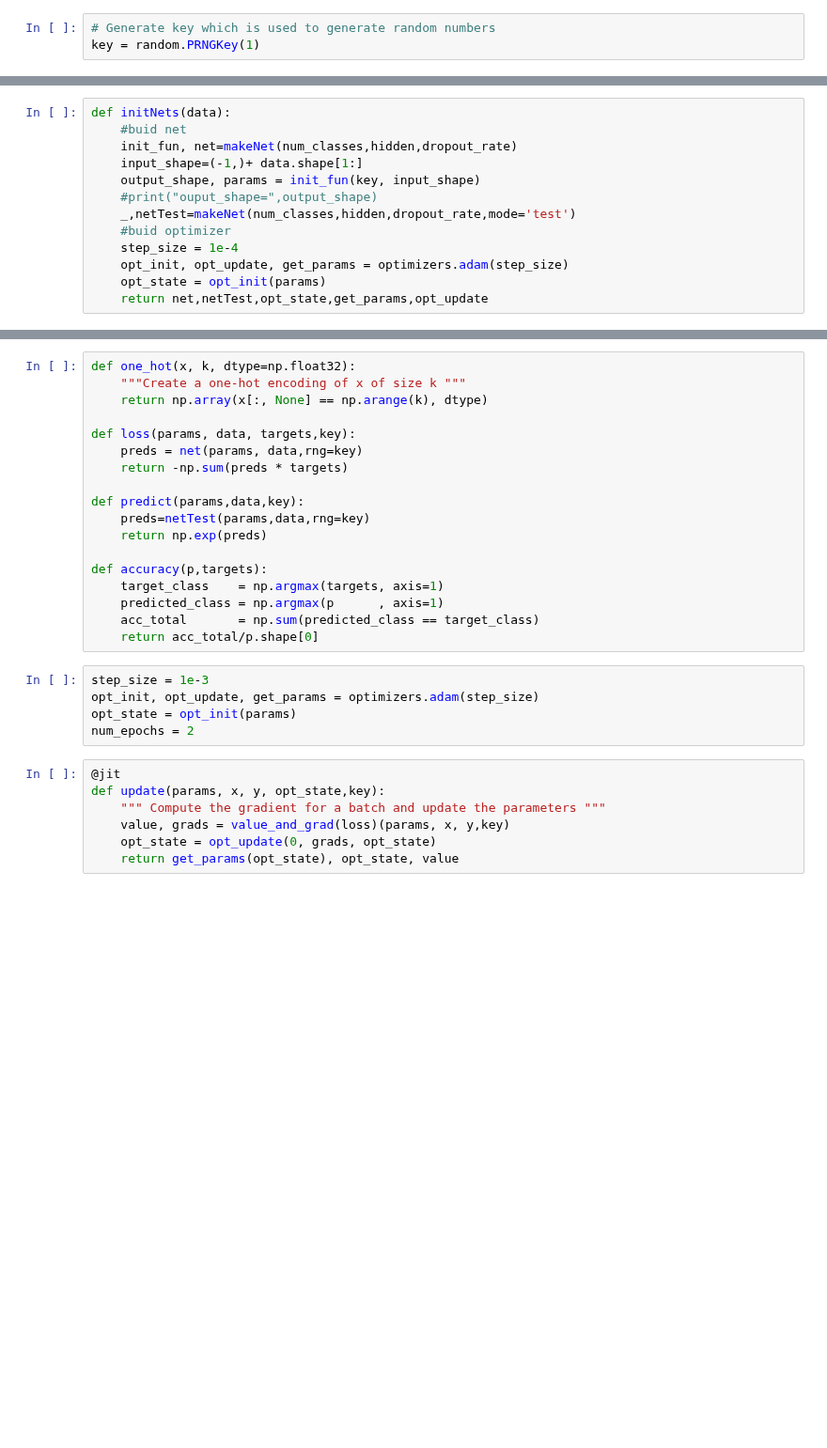
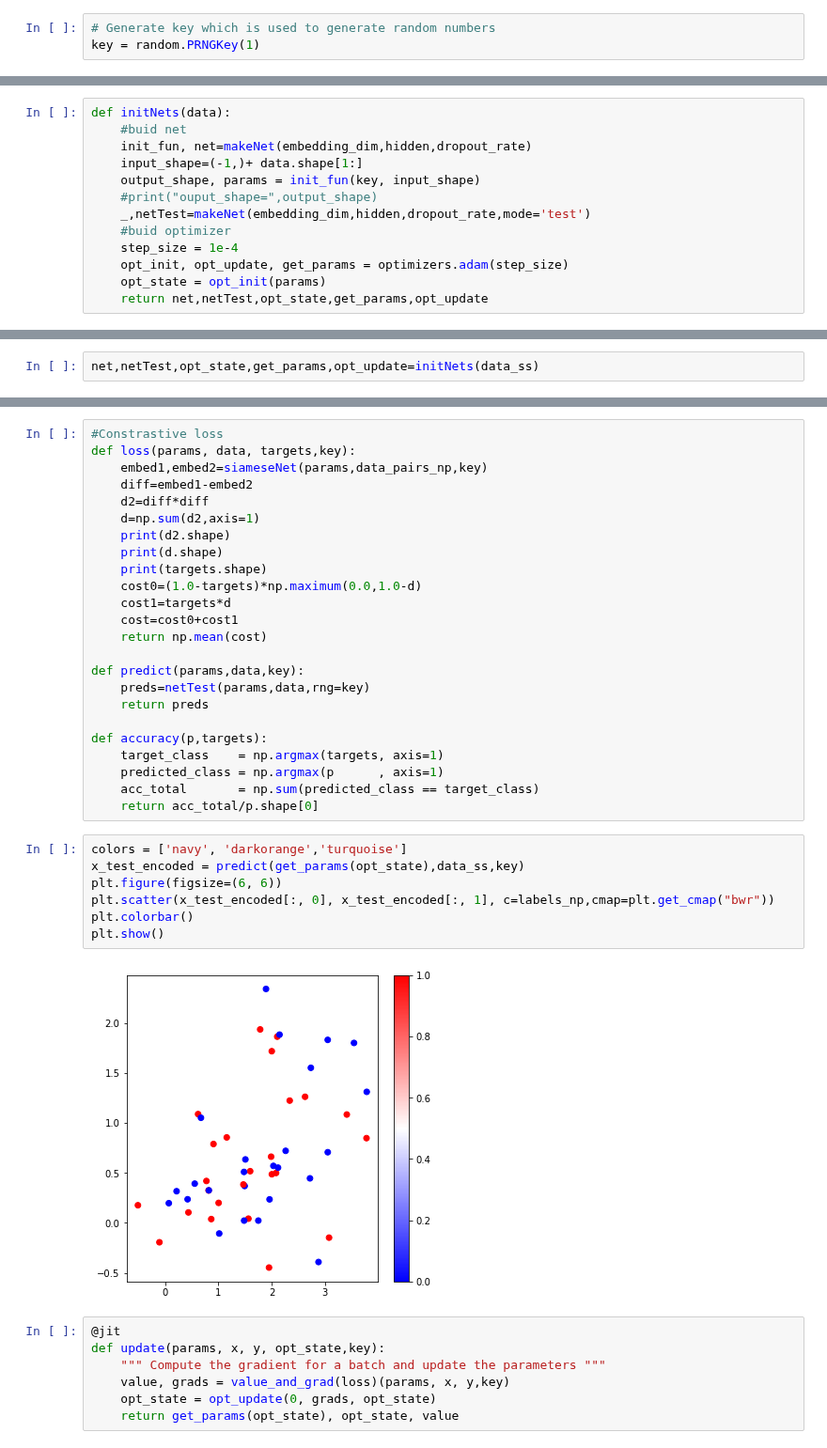
Before and after one commit to franciscodominguezmateos/IntroduccionDeepLearning, a Jupyter notebook: jax_voice_stress_metric_learning_21082901.ipynb, the cells around one changed output, grey strips where cells are left out. Shown at 94% size. Cells and saved outputs as stored; diff of their text form; blank space fills up the shorter version.

Commit message:
void stress embeding seem to work at less it embed

```diff
--- a/jax_voice_stress_metric_learning_21082901.ipynb
+++ b/jax_voice_stress_metric_learning_21082901.ipynb
@@ -155,11 +163,11 @@ def makeNet(num_classes,hidden,dropout_rate,mode="train"):
 # %%
 def initNets(data):
     #buid net
-    init_fun, net=makeNet(num_classes,hidden,dropout_rate)
+    init_fun, net=makeNet(embedding_dim,hidden,dropout_rate)
     input_shape=(-1,)+ data.shape[1:]
     output_shape, params = init_fun(key, input_shape)
     #print("ouput_shape=",output_shape)
-    _,netTest=makeNet(num_classes,hidden,dropout_rate,mode='test')
+    _,netTest=makeNet(embedding_dim,hidden,dropout_rate,mode='test')
     #buid optimizer
     step_size = 1e-4
     opt_init, opt_update, get_params = optimizers.adam(step_size)
@@ -169,0 +176,2 @@ ouput_shape= (-1, 2)
+# %%
+net,netTest,opt_state,get_params,opt_update=initNets(data_ss)
@@ -170,26 +188,36 @@ ouput_shape= (-1, 2)
 # %%
-def one_hot(x, k, dtype=np.float32):
-    """Create a one-hot encoding of x of size k """
-    return np.array(x[:, None] == np.arange(k), dtype)
-
+#Constrastive loss
 def loss(params, data, targets,key):
-    preds = net(params, data,rng=key)
-    return -np.sum(preds * targets)
+    embed1,embed2=siameseNet(params,data_pairs_np,key)
+    diff=embed1-embed2
+    d2=diff*diff
+    d=np.sum(d2,axis=1)
+    print(d2.shape)
+    print(d.shape)
+    print(targets.shape)
+    cost0=(1.0-targets)*np.maximum(0.0,1.0-d)
+    cost1=targets*d
+    cost=cost0+cost1
+    return np.mean(cost)
 
 def predict(params,data,key):
     preds=netTest(params,data,rng=key)
-    return np.exp(preds)
+    return preds
 
 def accuracy(p,targets):
     target_class    = np.argmax(targets, axis=1)
     predicted_class = np.argmax(p      , axis=1)
     acc_total       = np.sum(predicted_class == target_class)
     return acc_total/p.shape[0]
-# %%
-step_size = 1e-3
-opt_init, opt_update, get_params = optimizers.adam(step_size)
-opt_state = opt_init(params)
-num_epochs = 2
+# %%
+colors = ['navy', 'darkorange','turquoise']
+x_test_encoded = predict(get_params(opt_state),data_ss,key)
+plt.figure(figsize=(6, 6))
+plt.scatter(x_test_encoded[:, 0], x_test_encoded[:, 1], c=labels_np,cmap=plt.get_cmap("bwr"))
+plt.colorbar()
+plt.show()
+# %% [output]
+[figure, added]
 # %%
 @jit
 def update(params, x, y, opt_state,key):
```
Also changed, not shown: parts of 12 cells of this notebook, 2 other files.
